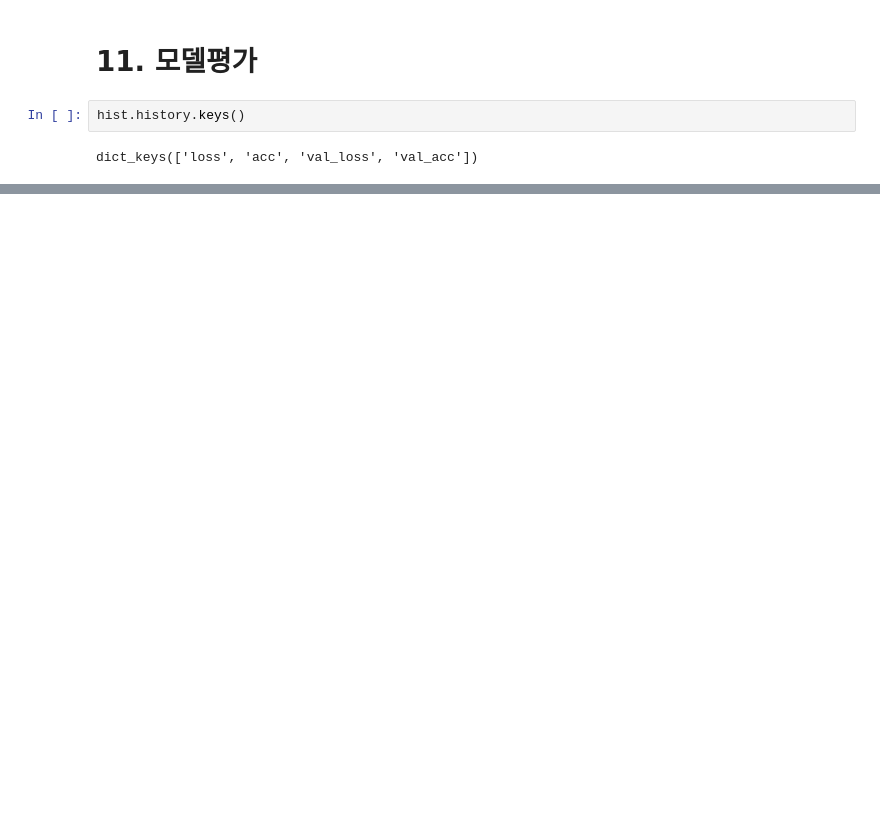
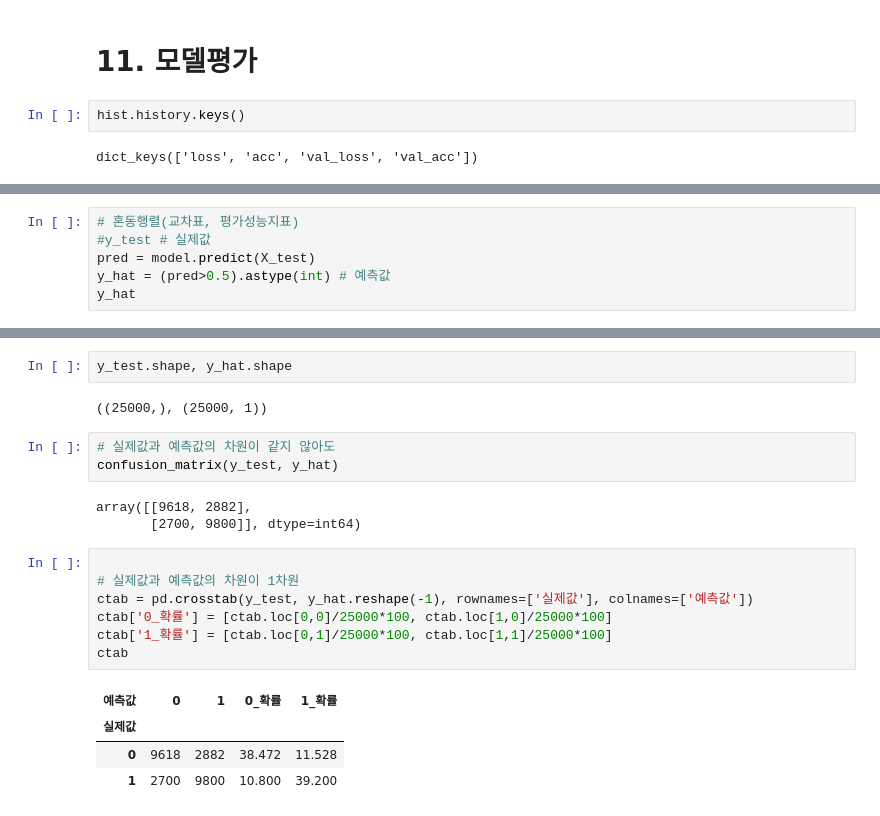
Before and after one commit to mystery7city/ai, a Jupyter notebook: source/07_자연어처리/ch5_LSTM(영화평감상분석).ipynb, the cells around one changed output, grey strips where cells are left out. Saved outputs shown, nothing was run; the diff lists cells and outputs as text; blank space fills up the shorter version.

```diff
--- a/source/07_자연어처리/ch5_LSTM(영화평감상분석).ipynb
+++ b/source/07_자연어처리/ch5_LSTM(영화평감상분석).ipynb
@@ -315,0 +334,6 @@ test의 데이터 정확도 : 0.49691998958587646
+# %%
+# 혼동행렬(교차표, 평가성능지표)
+#y_test # 실제값
+pred = model.predict(X_test)
+y_hat = (pred>0.5).astype(int) # 예측값
+y_hat
@@ -315,0 +349,22 @@ test의 데이터 정확도 : 0.49691998958587646
+# %%
+y_test.shape, y_hat.shape
+# %% [output]
+((25000,), (25000, 1))
+# %%
+# 실제값과 예측값의 차원이 같지 않아도
+confusion_matrix(y_test, y_hat)
+# %% [output]
+array([[9618, 2882],
+       [2700, 9800]], dtype=int64)
+# %%
+
+# 실제값과 예측값의 차원이 1차원
+ctab = pd.crosstab(y_test, y_hat.reshape(-1), rownames=['실제값'], colnames=['예측값'])
+ctab['0_확률'] = [ctab.loc[0,0]/25000*100, ctab.loc[1,0]/25000*100]
+ctab['1_확률'] = [ctab.loc[0,1]/25000*100, ctab.loc[1,1]/25000*100]
+ctab
+# %% [output]
+| 예측값 | 0 | 1 | 0_확률 | 1_확률 |
+| 실제값 |  |  |  |  |
+| 0 | 9618 | 2882 | 38.472 | 11.528 |
+| 1 | 2700 | 9800 | 10.800 | 39.200 |
```
Also changed, not shown: parts of 35 cells of this notebook, 4 other files.
